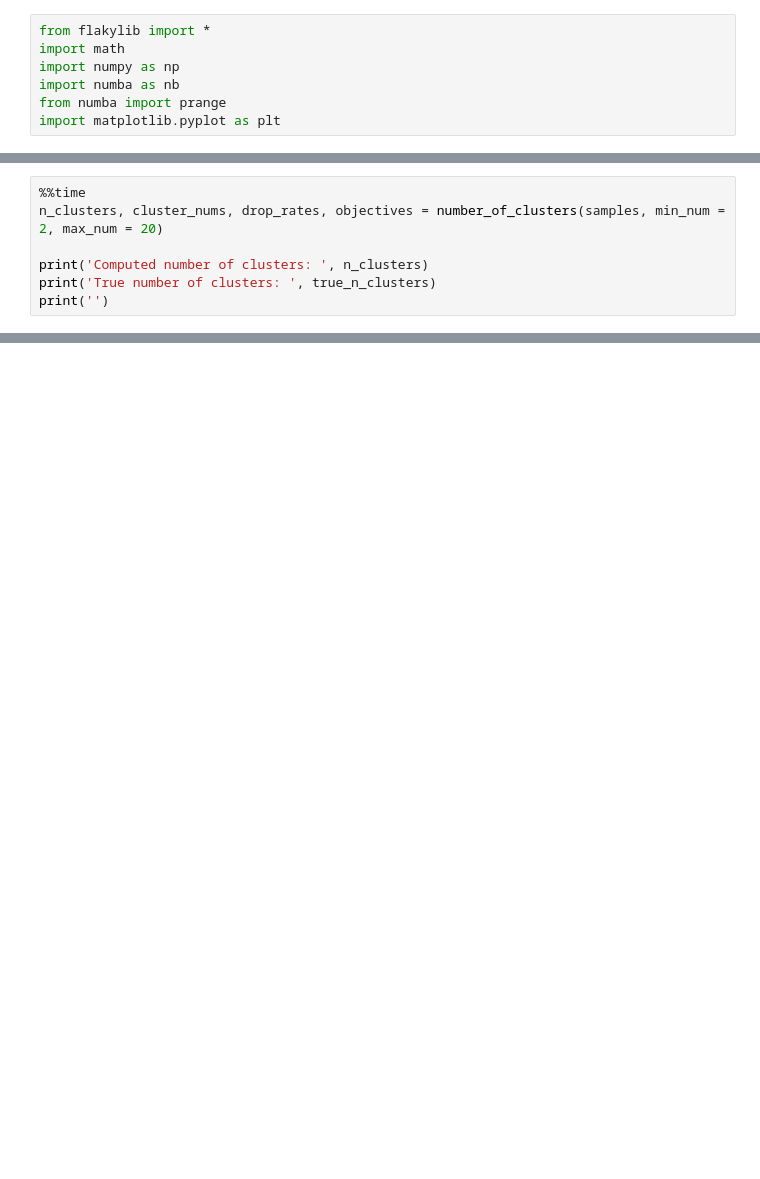
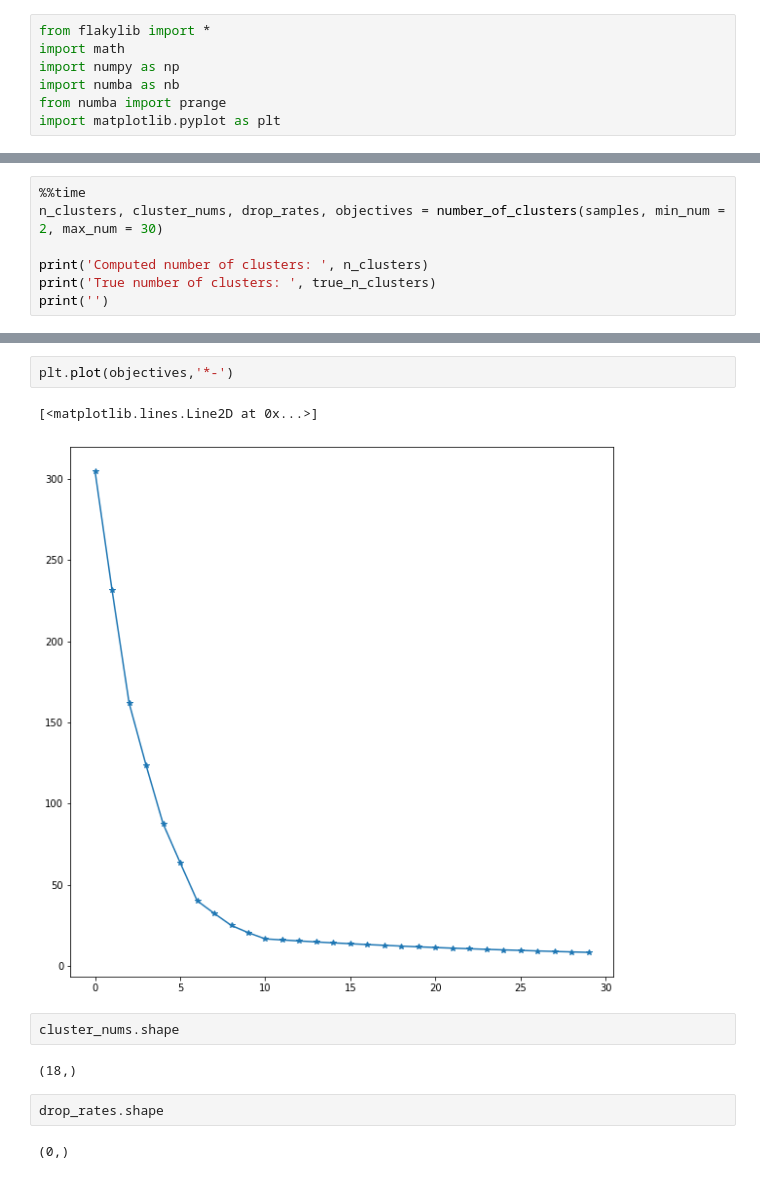
Before and after one commit to R-Mussabayev/flakylib, a Jupyter notebook: number_of_clusters_demo.ipynb, the cells around one changed output, grey strips where cells are left out. Drawn from its saved outputs; the diff is of its cells as text; blank space fills up the shorter version.

```diff
--- a/number_of_clusters_demo.ipynb
+++ b/number_of_clusters_demo.ipynb
@@ -24,6 +107,6 @@ true_n_clusters = true_centroids.shape[0]
 # %%
 %%time
-n_clusters, cluster_nums, drop_rates, objectives = number_of_clusters(samples, min_num = 2, max_num = 20)
+n_clusters, cluster_nums, drop_rates, objectives = number_of_clusters(samples, min_num = 2, max_num = 30)
 
 print('Computed number of clusters: ', n_clusters)
 print('True number of clusters: ', true_n_clusters)
@@ -42,0 +126,13 @@ plt.show()
+# %%
+plt.plot(objectives,'*-')
+# %% [output]
+[<matplotlib.lines.Line2D at 0x...>]
+[figure, added]
+# %%
+cluster_nums.shape
+# %% [output]
+(18,)
+# %%
+drop_rates.shape
+# %% [output]
+(0,)
```
Also changed, not shown: parts of 21 cells of this notebook, 2 other files.
